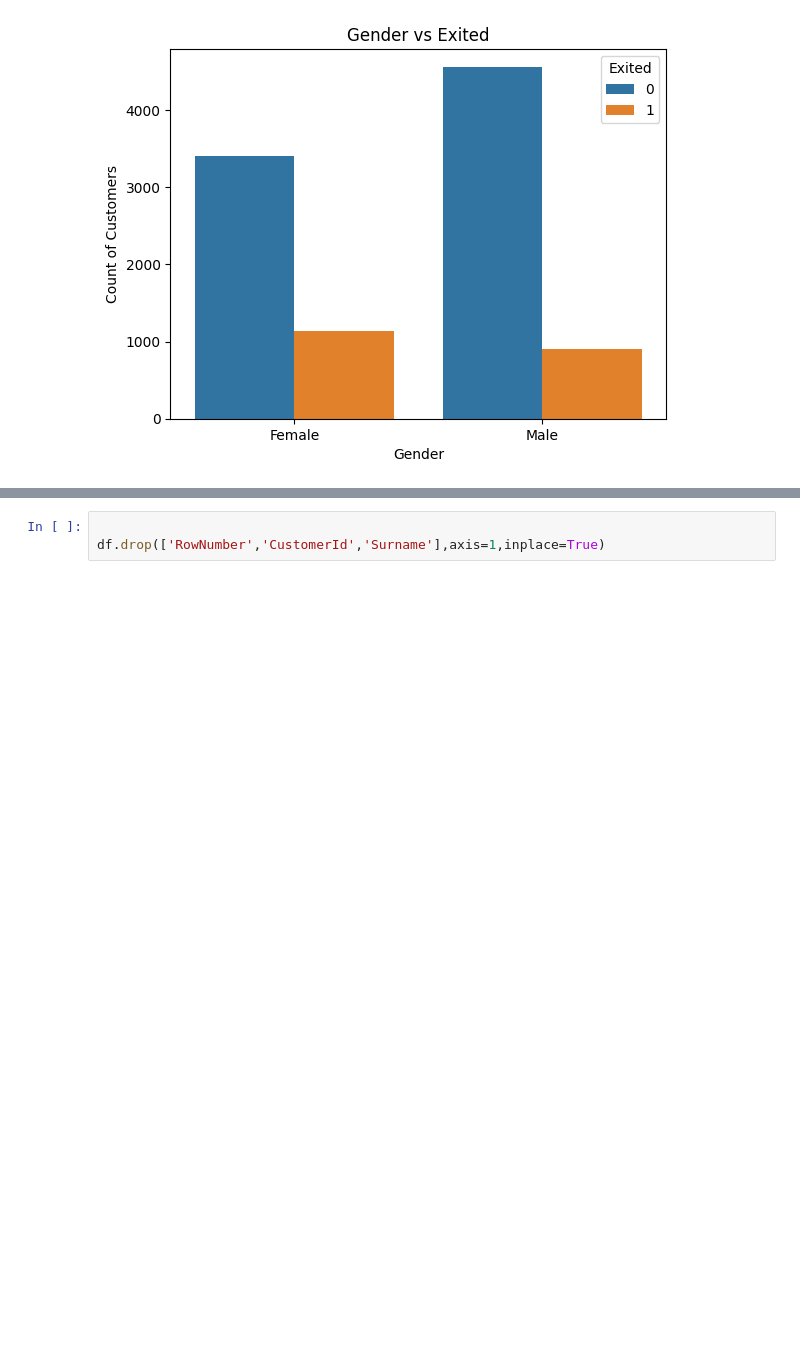
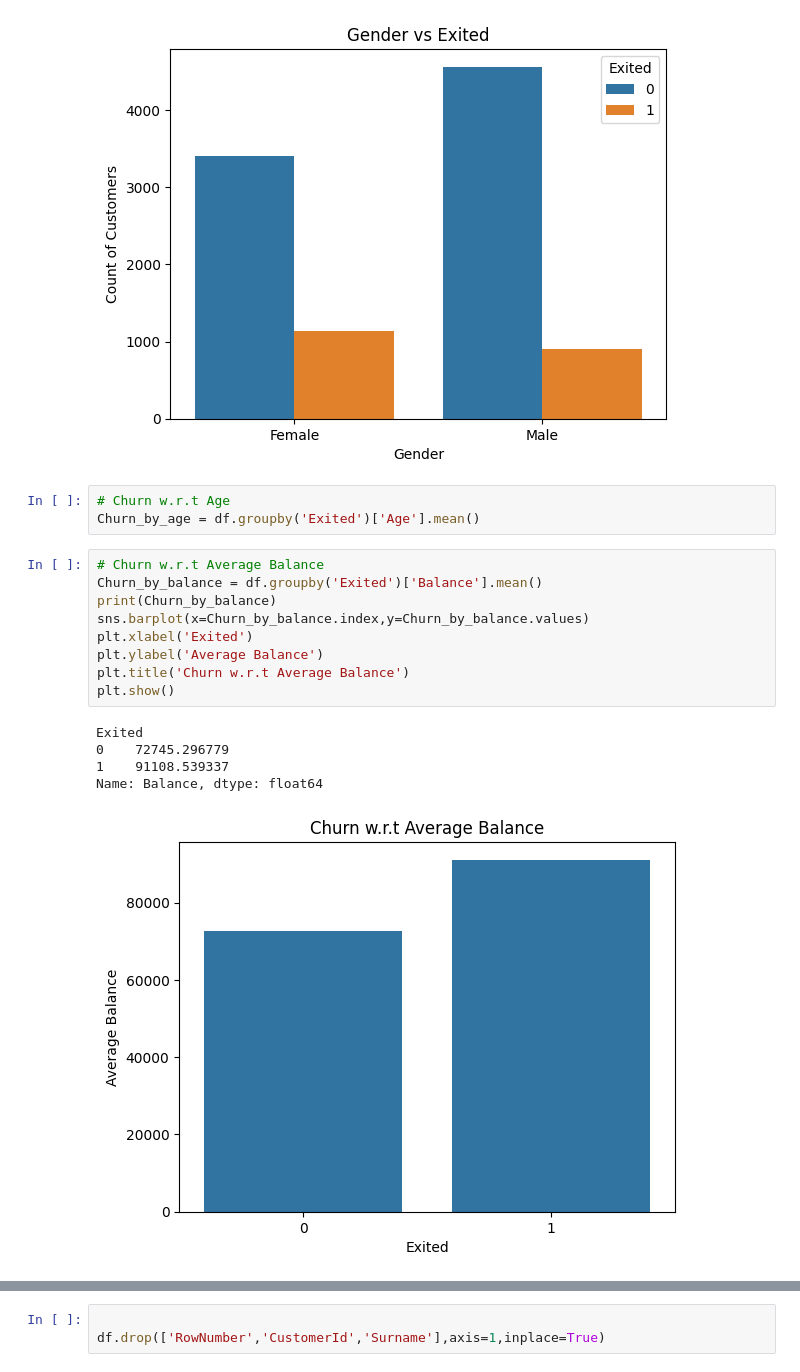
Before and after one commit to sujalkarbhari1/BankChurn_PredictionModel, a Jupyter notebook: research/model.ipynb, the cells around one changed output, grey strips where cells are left out. Cells and saved outputs as stored; diff of their text form; blank space fills up the shorter version.

```diff
--- a/research/model.ipynb
+++ b/research/model.ipynb
@@ -131,3 +131,21 @@ plt.title('Gender vs Exited')
 plt.show()
 # %% [output]
 [figure]
+# %%
+# Churn w.r.t Age
+Churn_by_age = df.groupby('Exited')['Age'].mean()
+# %%
+# Churn w.r.t Average Balance
+Churn_by_balance = df.groupby('Exited')['Balance'].mean()
+print(Churn_by_balance)
+sns.barplot(x=Churn_by_balance.index,y=Churn_by_balance.values)
+plt.xlabel('Exited')
+plt.ylabel('Average Balance')
+plt.title('Churn w.r.t Average Balance')
+plt.show()
+# %% [output]
+Exited
+0    72745.296779
+1    91108.539337
+Name: Balance, dtype: float64
+[figure, added]
```
Also changed, not shown: parts of 3 cells of this notebook, 4 other files.
